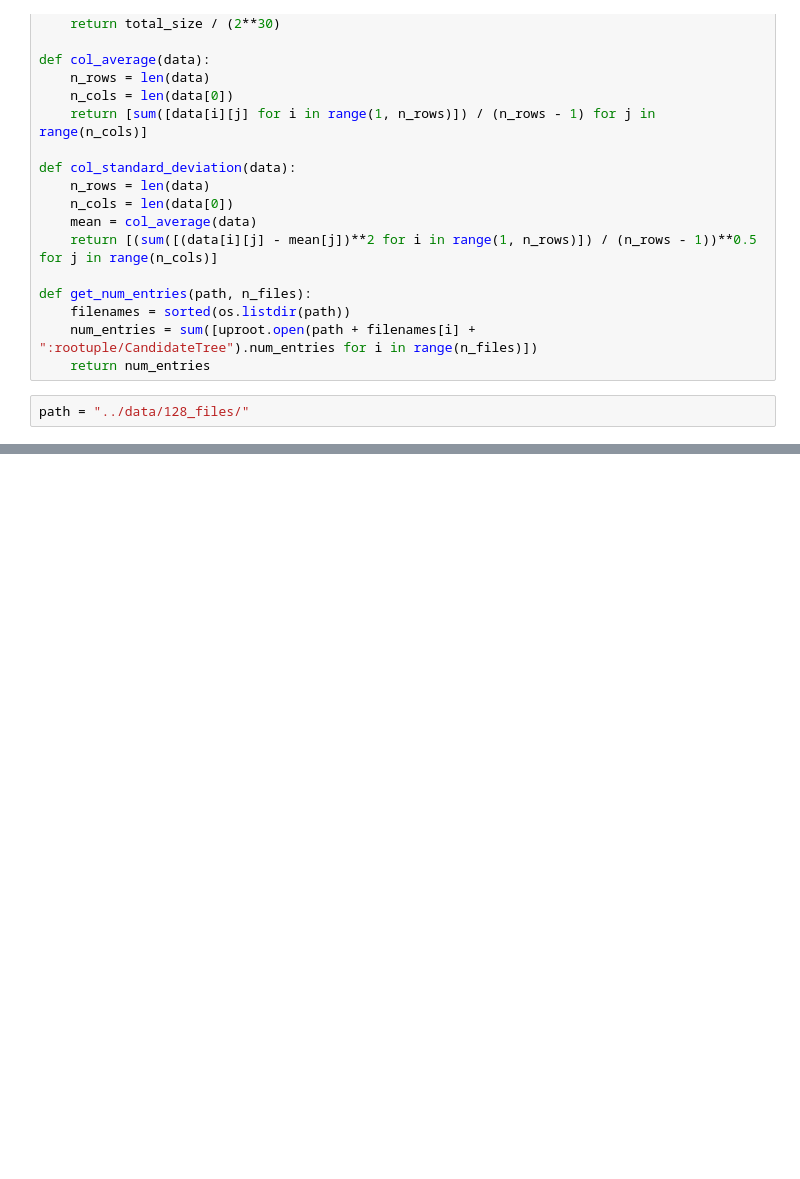
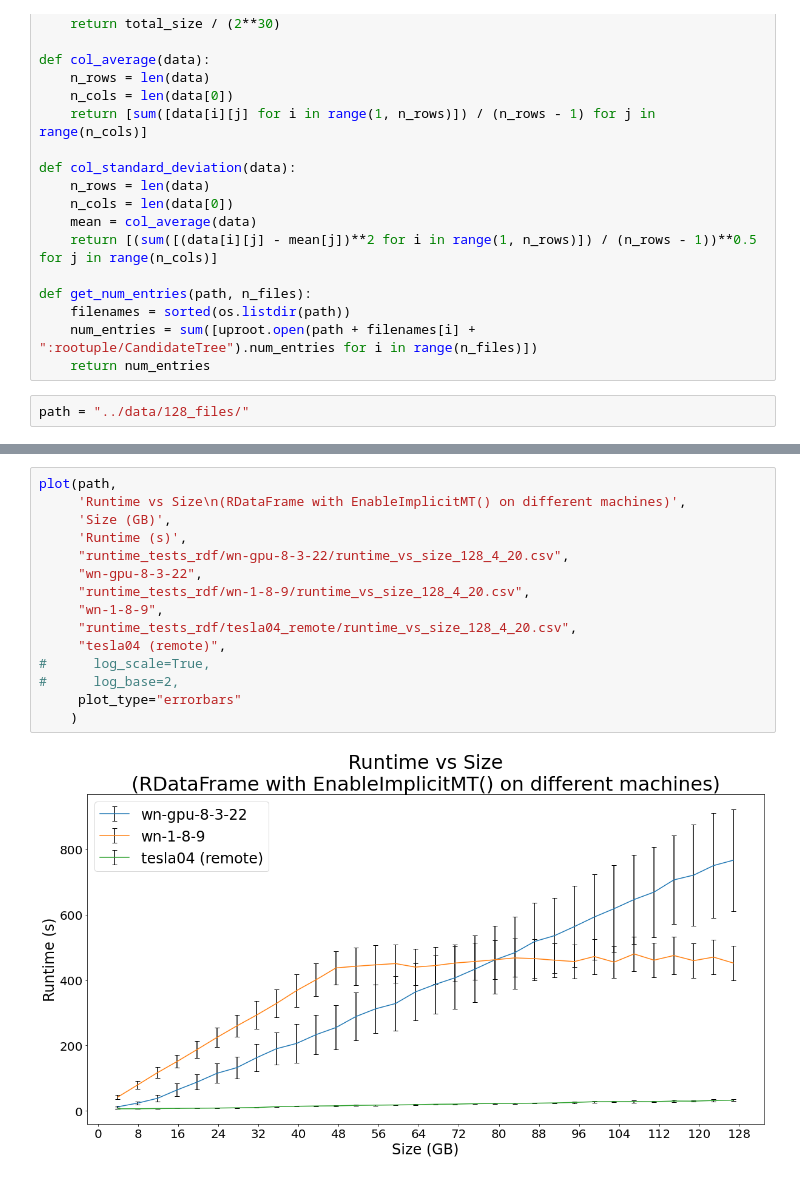
Before and after one commit to bucket420/DOE-INFN-2022, a Jupyter notebook: performance_analysis.ipynb, the cells around one changed output, grey strips where cells are left out. Saved outputs shown, nothing was run; the diff lists cells and outputs as text; blank space fills up the shorter version.

```diff
--- a/performance_analysis.ipynb
+++ b/performance_analysis.ipynb
@@ -139,0 +102,17 @@ plot(path,
+# %%
+plot(path,
+     'Runtime vs Size\n(RDataFrame with EnableImplicitMT() on different machines)',
+     'Size (GB)',
+     'Runtime (s)',
+     "runtime_tests_rdf/wn-gpu-8-3-22/runtime_vs_size_128_4_20.csv",
+     "wn-gpu-8-3-22",
+     "runtime_tests_rdf/wn-1-8-9/runtime_vs_size_128_4_20.csv",
+     "wn-1-8-9",
+     "runtime_tests_rdf/tesla04_remote/runtime_vs_size_128_4_20.csv",
+     "tesla04 (remote)",
+#      log_scale=True,
+#      log_base=2,
+     plot_type="errorbars"
+    )
+# %% [output]
+[figure, added]
```
Also changed, not shown: parts of 9 cells of this notebook.
